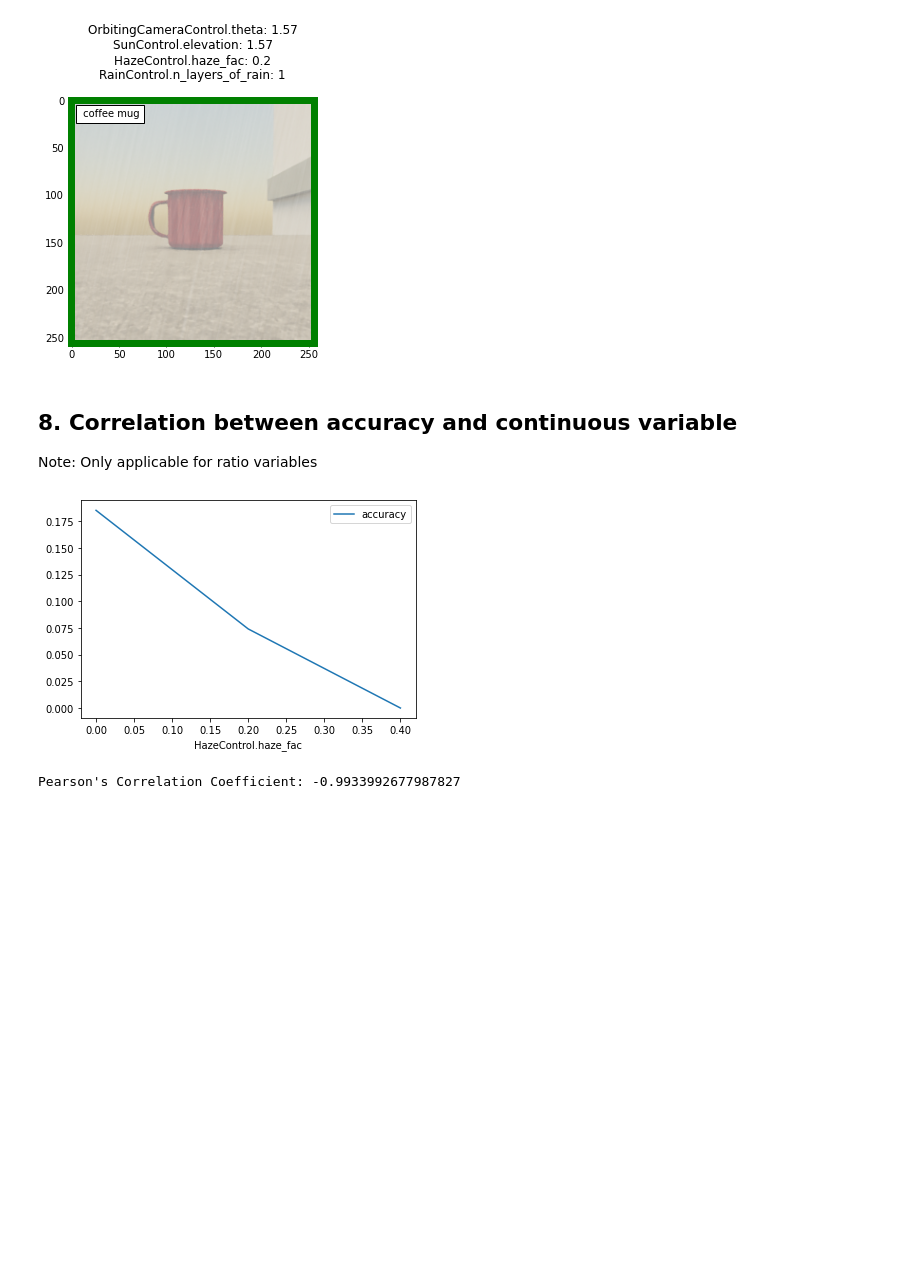
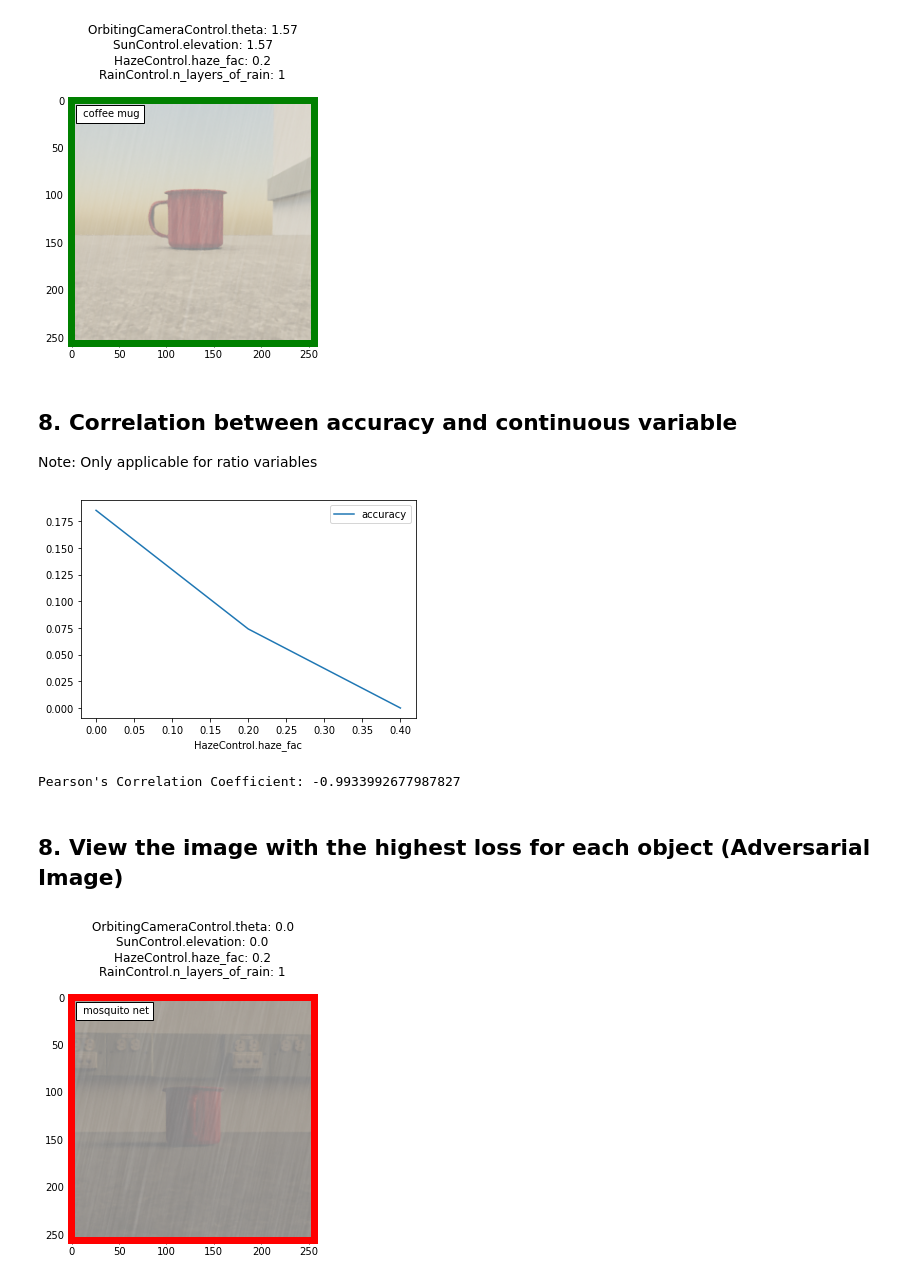
Before and after one commit to lr98769/3db, a Jupyter notebook: combined/analysis/analysis.ipynb, the cells around one changed output. Saved outputs shown, nothing was run; the diff lists cells and outputs as text; code cells hidden in the pictures; blank space fills up the shorter version.

Commit message:
Adversarial Images for each object in analysis

```diff
--- a/combined/analysis/analysis.ipynb
+++ b/combined/analysis/analysis.ipynb
@@ -119,8 +120,7 @@ class AnalysisModule:
         import pandas as pd
         return self.df[self.df["id"]==image_id]['prediction'].to_string(index=False)
 
-    def getFilteredImages(self, filter_input, columns=4, displayed_values=[]):
-        """ Display Filtered Images """
+    def showImages(self, image_ids, columns=4, displayed_values=[]):
         from math import ceil
         import matplotlib.pyplot as plt
         from matplotlib.image import imread
@@ -132,13 +132,7 @@ class AnalysisModule:
         elif (len(displayed_values)==0): #if no values entered for displayed_values
             displayed_values=self.varyingVariables
 
-        #ensure that we are filtering by existent columns in the dataframe
-        if (not (all(elem in self.df.columns for elem in filter_input))):
-            print("Not all columns in filter_input are in the dataframe")
-            return
-
-        # Get number of rows
-        image_ids = self._filterImageIds(filter_input)
+        #get number of rows
         num_images = len(image_ids)
         rows = ceil(num_images/columns)
 
@@ -172,6 +166,17 @@ class AnalysisModule:
             plt.imshow(imread(image_filename))
         plt.show()
 
+    def getFilteredImages(self, filter_input, columns=4, displayed_values=[]):
+        """ Display Filtered Images """
+        #ensure that we are filtering by existent columns in the dataframe
+        if (not (all(elem in self.df.columns for elem in filter_input))):
+            print("Not all columns in filter_input are in the dataframe")
+            return
+
+        image_ids = self._filterImageIds(filter_input)
+        self.showImages(image_ids, columns, displayed_values)
+
+
     def getVariableLineGraph(self, variable):
         """ Plot line graph between varying variable (eg. intensity of haze) and accuracy"""
         import pandas as pd
@@ -196,6 +201,23 @@ class AnalysisModule:
         variable_dataframe = self.variableSettingAccuracies(variable)
         pcc  = variable_dataframe["accuracy"].corr(variable_dataframe.index.to_series())
         print("Pearson's Correlation Coefficient: "+str(pcc))
+
+    def getAdversarialImageIDs(self):
+        """ Get adversarial image for each object """
+        max_loss_per_object = self.df.groupby("model").max()['loss'].to_dict()
+        return_dict = {}
+        for model, loss in max_loss_per_object.items():
+            filter_input = {
+                "loss": loss,
+                "model": model
+            }
+            return_dict[model]=self._filterImageIds(filter_input)[0]
+        return return_dict
+
+    def viewAdversarialImages(self):
+        """ Show adversarial image for each object """
+        imageIds = list(self.getAdversarialImageIDs().values())
+        self.showImages(imageIds)
 # %% [markdown]
 ## 1. Load json file
 # %%
@@ -271,3 +293,9 @@ analysis.getVariableLineGraph('HazeControl.haze_fac')
 analysis.getVariableCorrelation('HazeControl.haze_fac')
 # %% [output]
 Pearson's Correlation Coefficient: -0.9933992677987827
+# %% [markdown]
+## 8. View the image with the highest loss for each object (Adversarial Image)
+# %%
+analysis.viewAdversarialImages()
+# %% [output]
+[figure, added]
```
Also changed, not shown: parts of 1 cell of this notebook.
